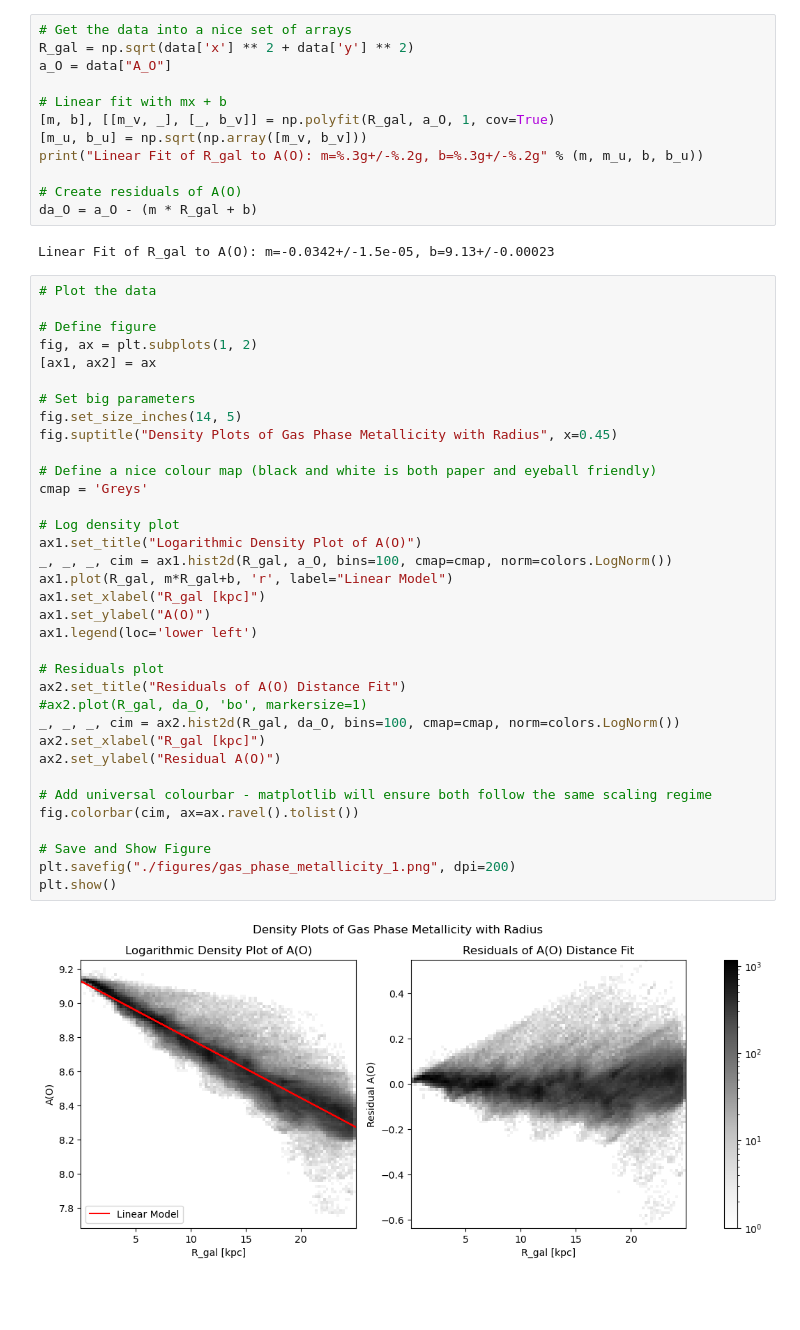
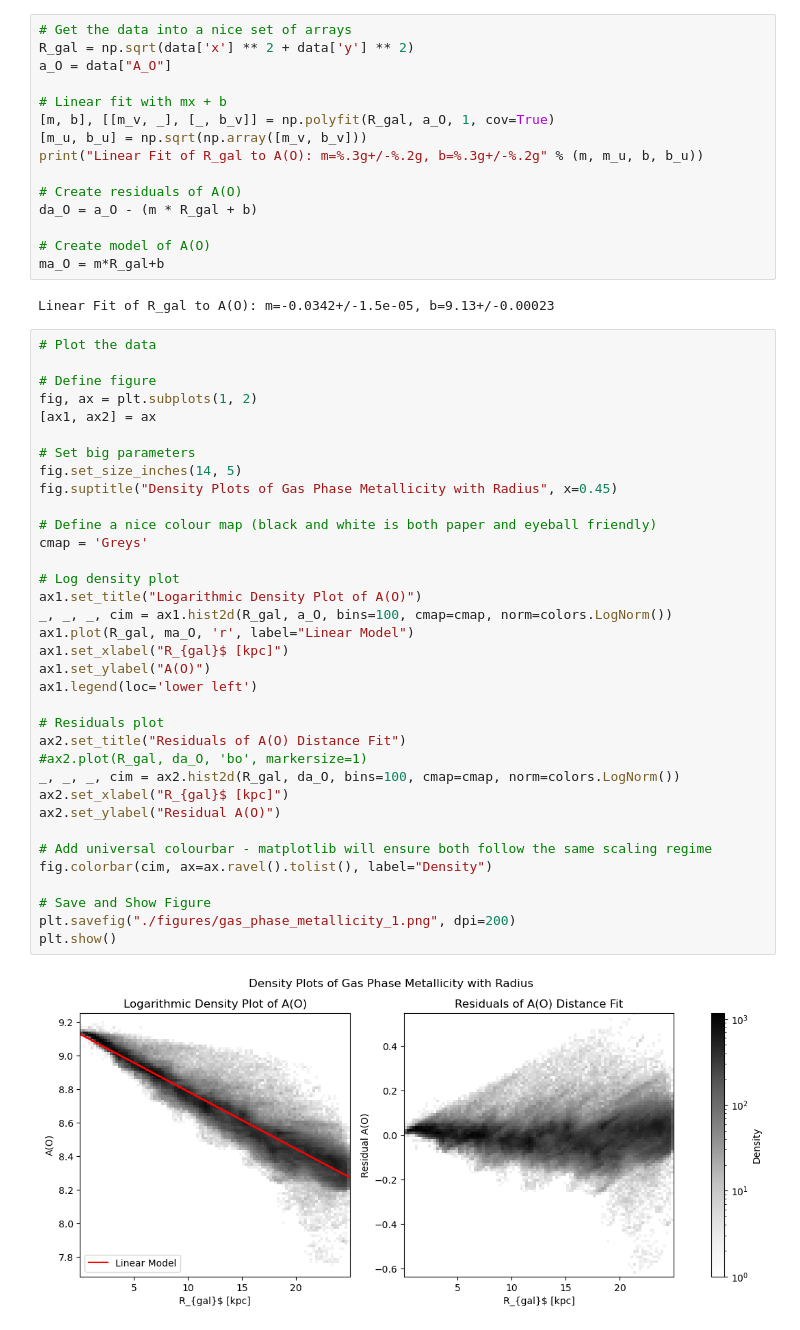
Before and after one commit to Olivex727/olivia-astr4004-ass3, a Jupyter notebook: u7280249.ipynb, the cells around one changed output. Drawn from its saved outputs; the diff is of its cells as text; blank space fills up the shorter version.

```diff
--- a/u7280249.ipynb
+++ b/u7280249.ipynb
@@ -270,6 +272,9 @@ print("Linear Fit of R_gal to A(O): m=%.3g+/-%.2g, b=%.3g+/-%.2g" % (m, m_u, b,
 
 # Create residuals of A(O)
 da_O = a_O - (m * R_gal + b)
+
+# Create model of A(O)
+ma_O = m*R_gal+b
 # %% [output]
 Linear Fit of R_gal to A(O): m=-0.0342+/-1.5e-05, b=9.13+/-0.00023
 # %%
@@ -277,38 +282,38 @@ Linear Fit of R_gal to A(O): m=-0.0342+/-1.5e-05, b=9.13+/-0.00023
 
 # Define figure
 fig, ax = plt.subplots(1, 2)
 [ax1, ax2] = ax
 
 # Set big parameters
 fig.set_size_inches(14, 5)
 fig.suptitle("Density Plots of Gas Phase Metallicity with Radius", x=0.45)
 
 # Define a nice colour map (black and white is both paper and eyeball friendly)
 cmap = 'Greys'
 
 # Log density plot
 ax1.set_title("Logarithmic Density Plot of A(O)")
 _, _, _, cim = ax1.hist2d(R_gal, a_O, bins=100, cmap=cmap, norm=colors.LogNorm())
-ax1.plot(R_gal, m*R_gal+b, 'r', label="Linear Model")
-ax1.set_xlabel("R_gal [kpc]")
+ax1.plot(R_gal, ma_O, 'r', label="Linear Model")
+ax1.set_xlabel("R_{gal}$ [kpc]")
 ax1.set_ylabel("A(O)")
 ax1.legend(loc='lower left')
 
 # Residuals plot
 ax2.set_title("Residuals of A(O) Distance Fit")
 #ax2.plot(R_gal, da_O, 'bo', markersize=1)
 _, _, _, cim = ax2.hist2d(R_gal, da_O, bins=100, cmap=cmap, norm=colors.LogNorm())
-ax2.set_xlabel("R_gal [kpc]")
+ax2.set_xlabel("R_{gal}$ [kpc]")
 ax2.set_ylabel("Residual A(O)")
 
 # Add universal colourbar - matplotlib will ensure both follow the same scaling regime
-fig.colorbar(cim, ax=ax.ravel().tolist())
+fig.colorbar(cim, ax=ax.ravel().tolist(), label="Density")
 
 # Save and Show Figure
 plt.savefig("./figures/gas_phase_metallicity_1.png", dpi=200)
 plt.show()
 # %% [output]
-[figure, old version]
+[figure, new version]
 # %% [markdown]
 ### Part 3
 
```
Also changed, not shown: parts of 11 cells of this notebook, 3 other files.
